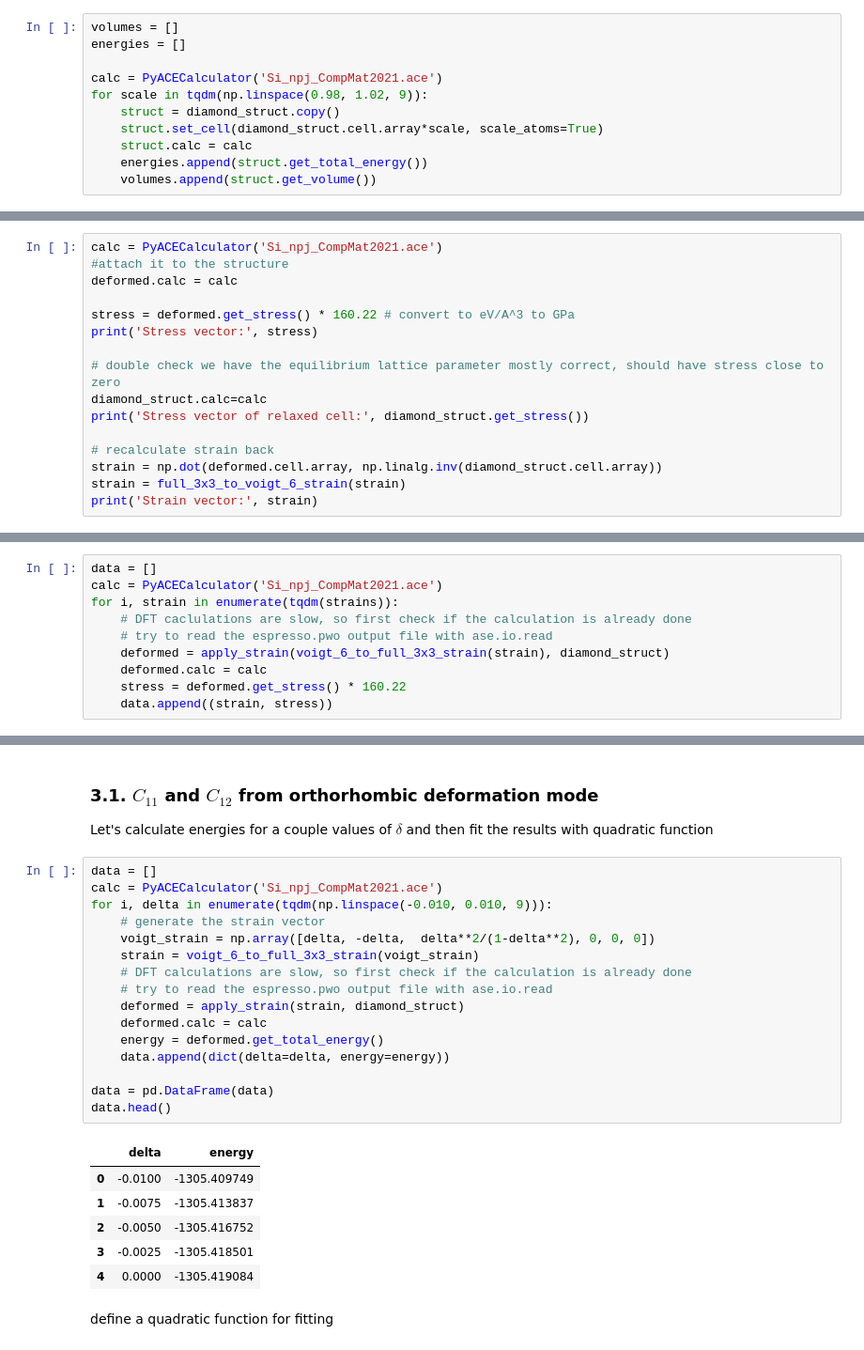
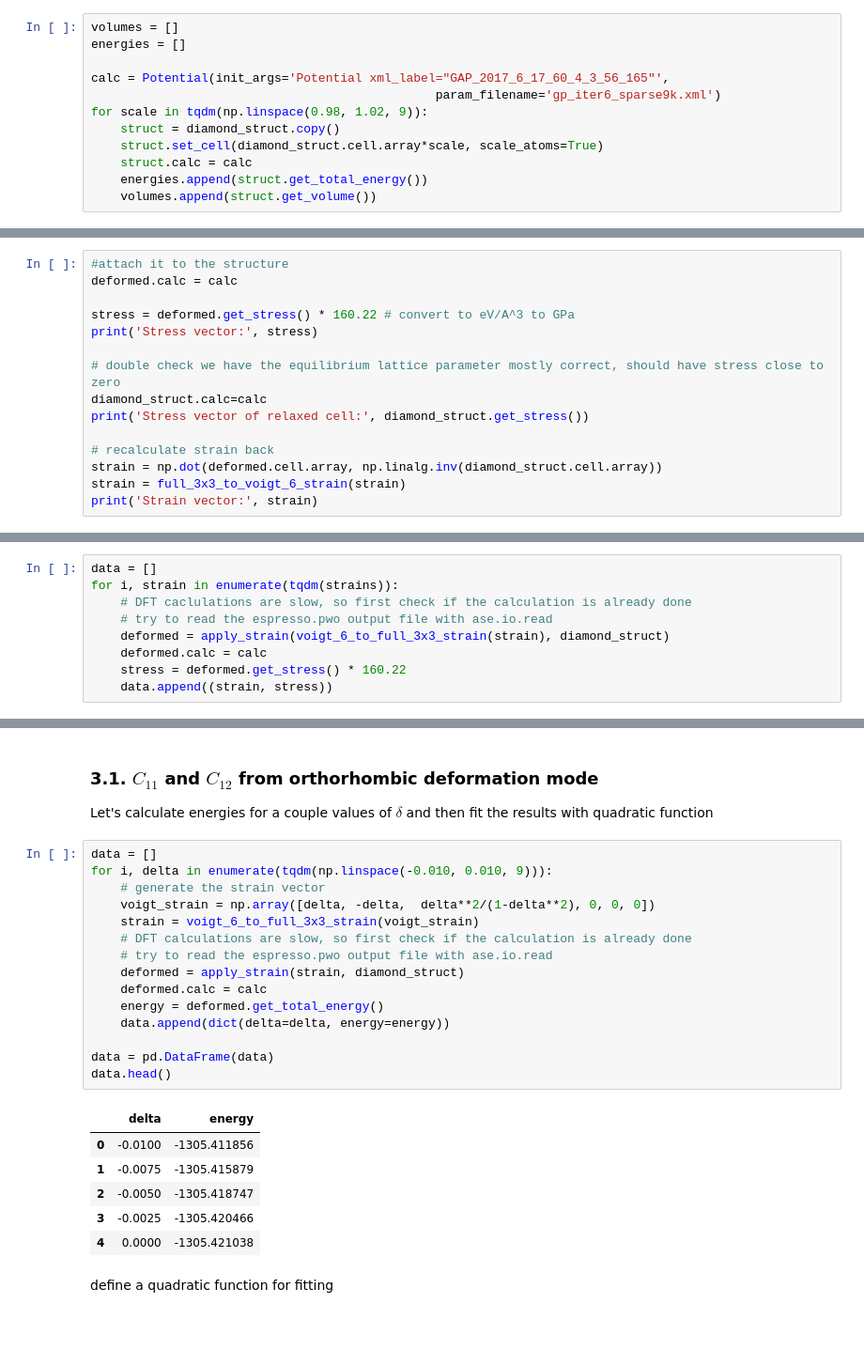
Before and after one commit to SimonKratochvil/SOC, a Jupyter notebook: notebooks/elastic_constants.ipynb, the cells around one changed output, grey strips where cells are left out. Shown at 94% size. Cells and saved outputs as stored; diff of their text form.

```diff
--- a/notebooks/elastic_constants.ipynb
+++ b/notebooks/elastic_constants.ipynb
@@ -34,7 +35,8 @@ diamond_struct = bulk('Si', 'diamond', a=5.431, cubic=True)
 volumes = []
 energies = []
 
-calc = PyACECalculator('Si_npj_CompMat2021.ace')
+calc = Potential(init_args='Potential xml_label="GAP_2017_6_17_60_4_3_56_165"',
+                                               param_filename='gp_iter6_sparse9k.xml')
 for scale in tqdm(np.linspace(0.98, 1.02, 9)):
     struct = diamond_struct.copy()
     struct.set_cell(diamond_struct.cell.array*scale, scale_atoms=True)
@@ -192,7 +196,6 @@ deformed.get_volume()/diamond_struct.get_volume()
 # %% [markdown]
 Now, let's do the actual DFT calculation
 # %%
-calc = PyACECalculator('Si_npj_CompMat2021.ace')
 #attach it to the structure
 deformed.calc = calc
 
@@ -363,7 +366,6 @@ print(strains)
 Now, let's do the DFT calculations and collect stresses
 # %%
 data = []
-calc = PyACECalculator('Si_npj_CompMat2021.ace')
 for i, strain in enumerate(tqdm(strains)):
     # DFT caclulations are slow, so first check if the calculation is already done
     # try to read the espresso.pwo output file with ase.io.read
@@ -529,27 +531,26 @@ $\displaystyle \left[\begin{matrix}\frac{C_{11} \delta^{4}}{2 \left(\delta^{2} -
 Let's calculate energies for a couple values of $\delta$ and then fit the results with quadratic function
 # %%
 data = []
-calc = PyACECalculator('Si_npj_CompMat2021.ace')
 for i, delta in enumerate(tqdm(np.linspace(-0.010, 0.010, 9))):
     # generate the strain vector
     voigt_strain = np.array([delta, -delta,  delta**2/(1-delta**2), 0, 0, 0])
     strain = voigt_6_to_full_3x3_strain(voigt_strain)
     # DFT calculations are slow, so first check if the calculation is already done
     # try to read the espresso.pwo output file with ase.io.read
     deformed = apply_strain(strain, diamond_struct)
     deformed.calc = calc
     energy = deformed.get_total_energy()
     data.append(dict(delta=delta, energy=energy))
 
 data = pd.DataFrame(data)
 data.head()
 # %% [output]
 |  | delta | energy |
-| 0 | -0.0100 | -1305.409749 |
-| 1 | -0.0075 | -1305.413837 |
-| 2 | -0.0050 | -1305.416752 |
-| 3 | -0.0025 | -1305.418501 |
-| 4 | 0.0000 | -1305.419084 |
+| 0 | -0.0100 | -1305.411856 |
+| 1 | -0.0075 | -1305.415879 |
+| 2 | -0.0050 | -1305.418747 |
+| 3 | -0.0025 | -1305.420466 |
+| 4 | 0.0000 | -1305.421038 |
 # %% [markdown]
 define a quadratic function for fitting
 # %%
```
Also changed, not shown: parts of 21 cells of this notebook, 8 other files.
